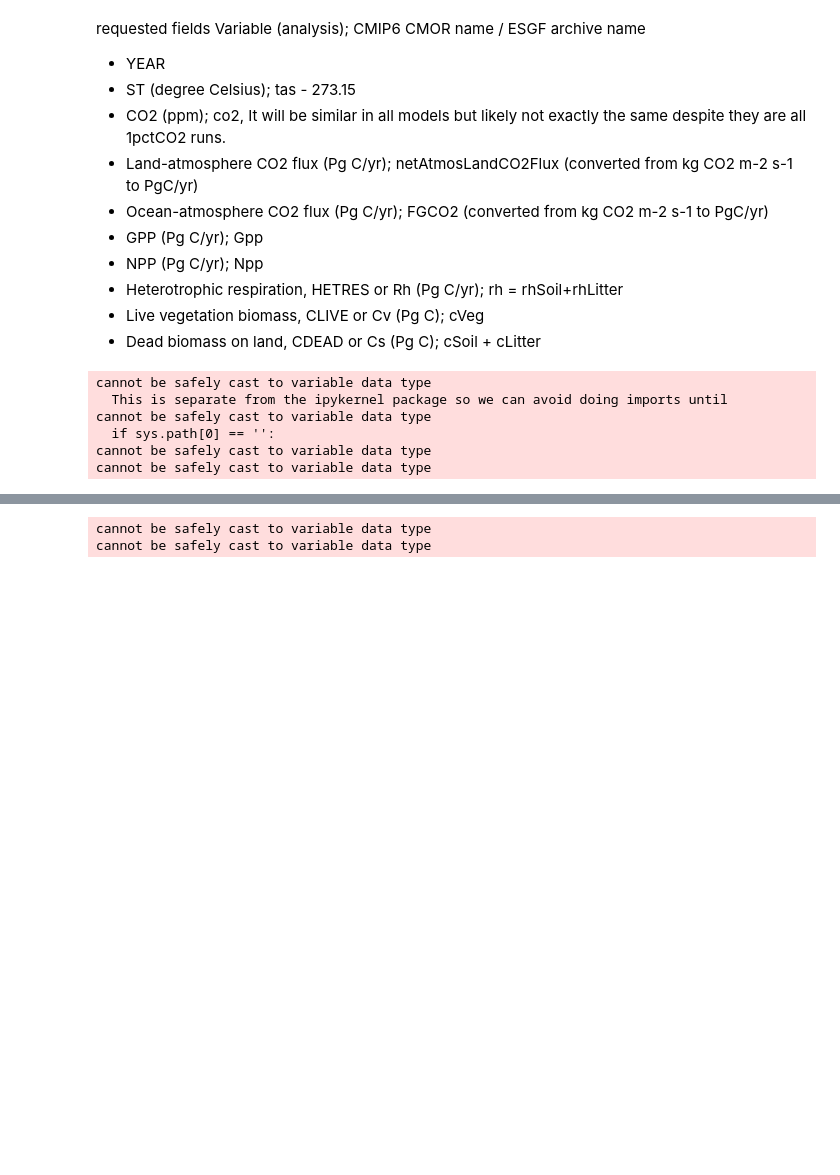
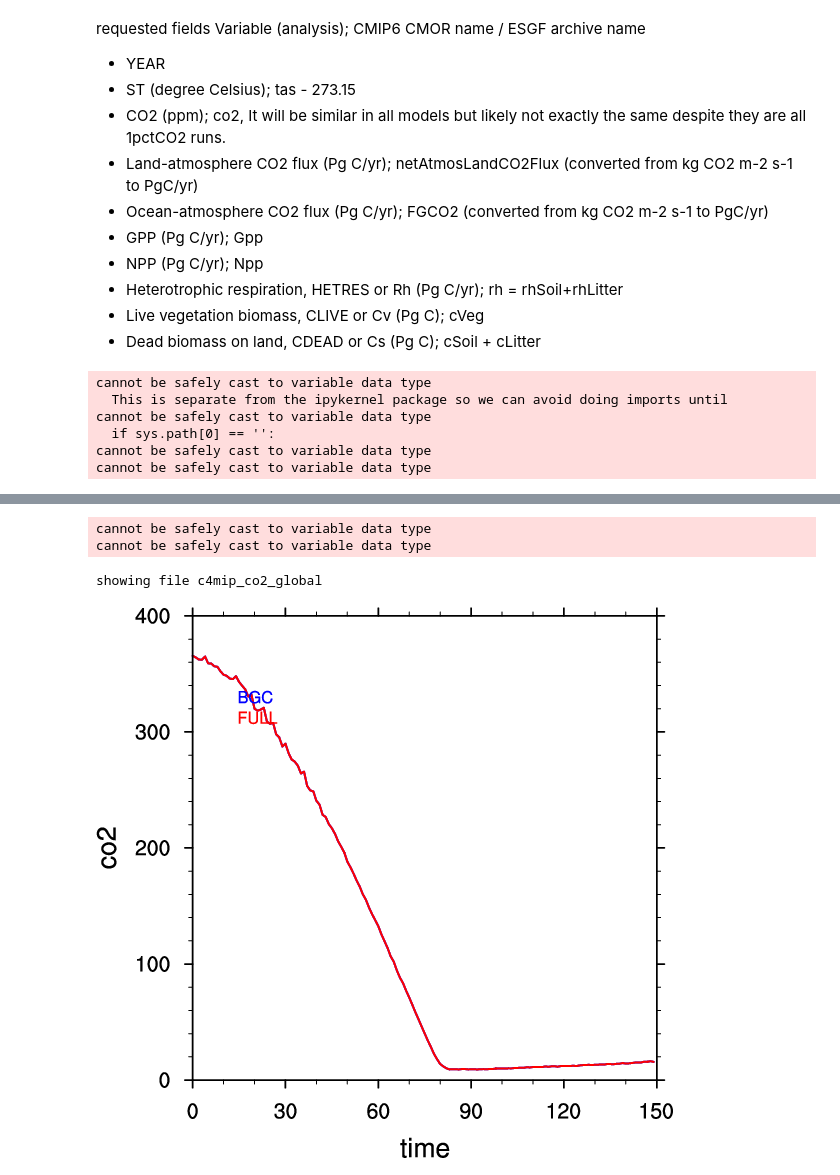
Before and after one commit to ckoven/cesm2_c4mip, a Jupyter notebook: cesm_c4mip.ipynb, the cells around one changed output, grey strips where cells are left out. Saved outputs shown, nothing was run; the diff lists cells and outputs as text; code cells hidden in the pictures; blank space fills up the shorter version.

```diff
--- a/cesm_c4mip.ipynb
+++ b/cesm_c4mip.ipynb
@@ -99,33 +101,35 @@ cannot be safely cast to variable data type
 # %%
 co2filenames = [
 ['co2_Amon_CESM2_1pctCO2_r1i1p1f1_gn_000101-005012.nc',
 'co2_Amon_CESM2_1pctCO2_r1i1p1f1_gn_005101-010012.nc',
 'co2_Amon_CESM2_1pctCO2_r1i1p1f1_gn_010101-015012.nc'],
 ['co2_Amon_CESM2_1pctCO2_r1i1p1f1_gn_000101-005012.nc',
 'co2_Amon_CESM2_1pctCO2_r1i1p1f1_gn_005101-010012.nc',
 'co2_Amon_CESM2_1pctCO2_r1i1p1f1_gn_010101-015012.nc']
 ]
 
 co2files_bgc=[]
 for i in range(len(co2filenames[0])):
     co2files_bgc.append(nc4.Dataset(co2filenames[0][i]))
 
 co2files_ful=[]
 for i in range(len(co2filenames[1])):
     co2files_ful.append(nc4.Dataset(co2filenames[1][i]))
 
 co2_bgc = np.ma.row_stack((co2files_bgc[0].variables['co2'][:,0,:,:],co2files_bgc[1].variables['co2'][:,0,:,:],co2files_bgc[2].variables['co2'][:,0,:,:])) * 1e6
 co2_bgc_annual = smoothlib.monthly_to_annual(co2_bgc)
 co2_bgc_global_annual = geog_funcs.area_average(co2_bgc_annual, lat, lon, area=area)
 
 co2_ful = np.ma.row_stack((co2files_ful[0].variables['co2'][:,0,:,:],co2files_ful[1].variables['co2'][:,0,:,:],co2files_ful[2].variables['co2'][:,0,:,:]))  * 1e6
 co2_ful_annual = smoothlib.monthly_to_annual(co2_ful)
 co2_ful_global_annual = geog_funcs.area_average(co2_ful_annual, lat, lon, area=area)
 
-map_funcs.xyplot(np.arange(len(co2_ful_global_annual)), np.row_stack((co2_bgc_global_annual,co2_ful_global_annual)), file='c4mip_co2_global', ytitle='co2', xtitle='time', showjupyter=False, colors=['blue','red'], labels=['BGC','FULL'])
+map_funcs.xyplot(np.arange(len(co2_ful_global_annual)), np.row_stack((co2_bgc_global_annual,co2_ful_global_annual)), file='c4mip_co2_global', ytitle='co2', xtitle='time', showjupyter=True, colors=['blue','red'], labels=['BGC','FULL'])
 # %% [output]
 cannot be safely cast to variable data type
 cannot be safely cast to variable data type
+showing file c4mip_co2_global
+[figure, added]
 # %%
 atm2lndfilenames = [
 ['netAtmosLandCO2Flux_Emon_CESM2_1pctCO2-bgc_r1i1p1f1_gn_000101-005012.nc',
```
Also changed, not shown: parts of 11 cells of this notebook.
